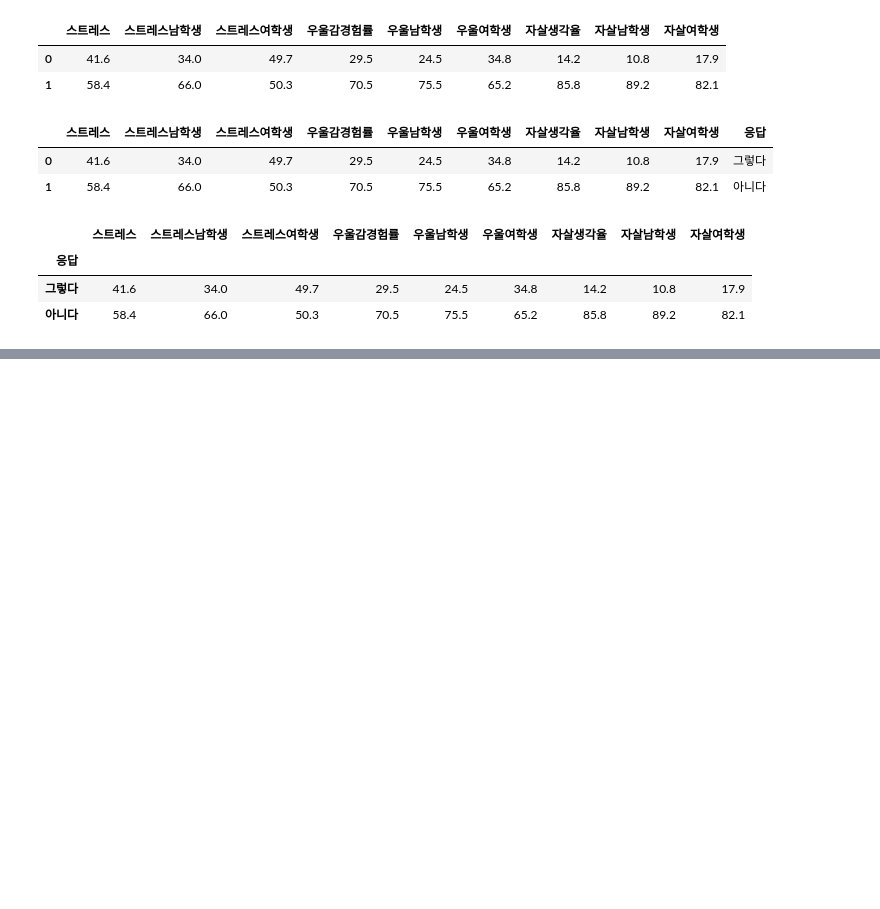
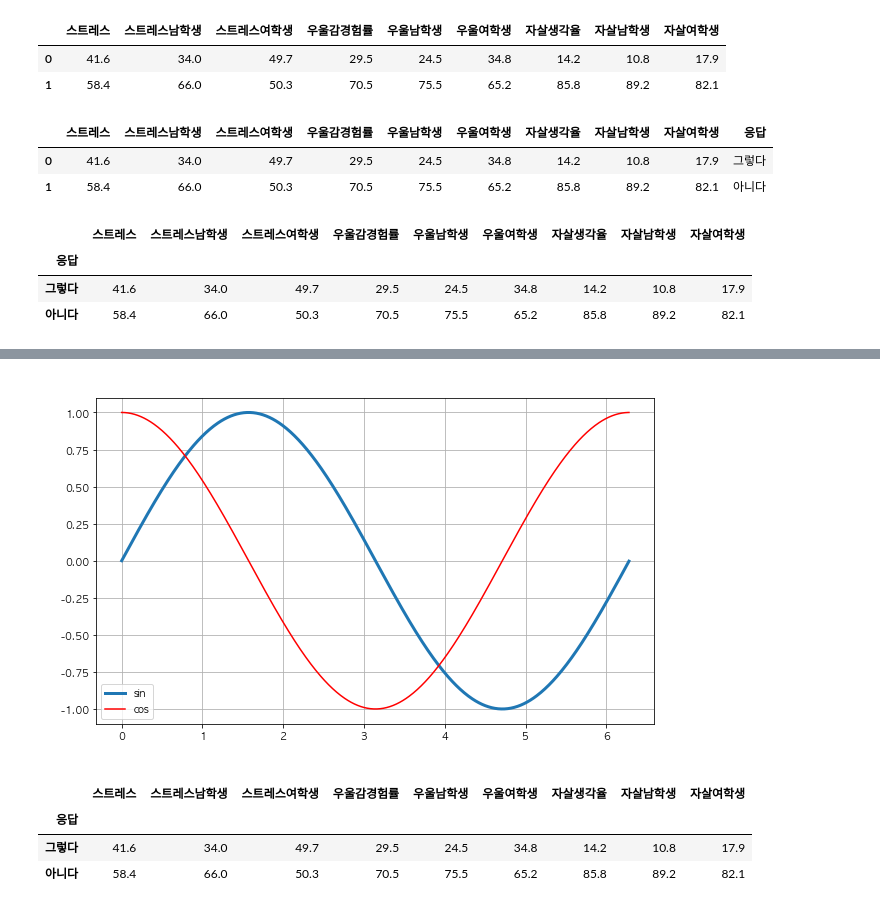
Before and after one commit to mucollabo/anybodyPython, a Jupyter notebook: ch2_teenage_mental.ipynb, the cells around one changed output, grey strips where cells are left out. Drawn from its saved outputs; the diff is of its cells as text; code cells hidden in the pictures; blank space fills up the shorter version.

```diff
--- a/ch2_teenage_mental.ipynb
+++ b/ch2_teenage_mental.ipynb
@@ -295,0 +326,12 @@ raw_data
+# %%
+plt.figure(figsize=(10, 6))
+plt.plot(t, np.sin(t), lw=3, label='sin')
+plt.plot(t, np.cos(t), 'r', label='cos')
+plt.grid()
+plt.legend()
+plt.title('sin', color='white')
+plt.xlabel('sec', color='white')
+plt.ylabel('amplitude', color='white')
+plt.show()
+# %% [output]
+[figure, added]
@@ -295,0 +345,7 @@ raw_data
+# %%
+raw_data
+# %% [output]
+|  | 스트레스 | 스트레스남학생 | 스트레스여학생 | 우울감경험률 | 우울남학생 | 우울여학생 | 자살생각율 | 자살남학생 | 자살여학생 |
+| 응답 |  |  |  |  |  |  |  |  |  |
+| 그렇다 | 41.6 | 34.0 | 49.7 | 29.5 | 24.5 | 34.8 | 14.2 | 10.8 | 17.9 |
+| 아니다 | 58.4 | 66.0 | 50.3 | 70.5 | 75.5 | 65.2 | 85.8 | 89.2 | 82.1 |
```
Also changed, not shown: parts of 32 cells of this notebook.
